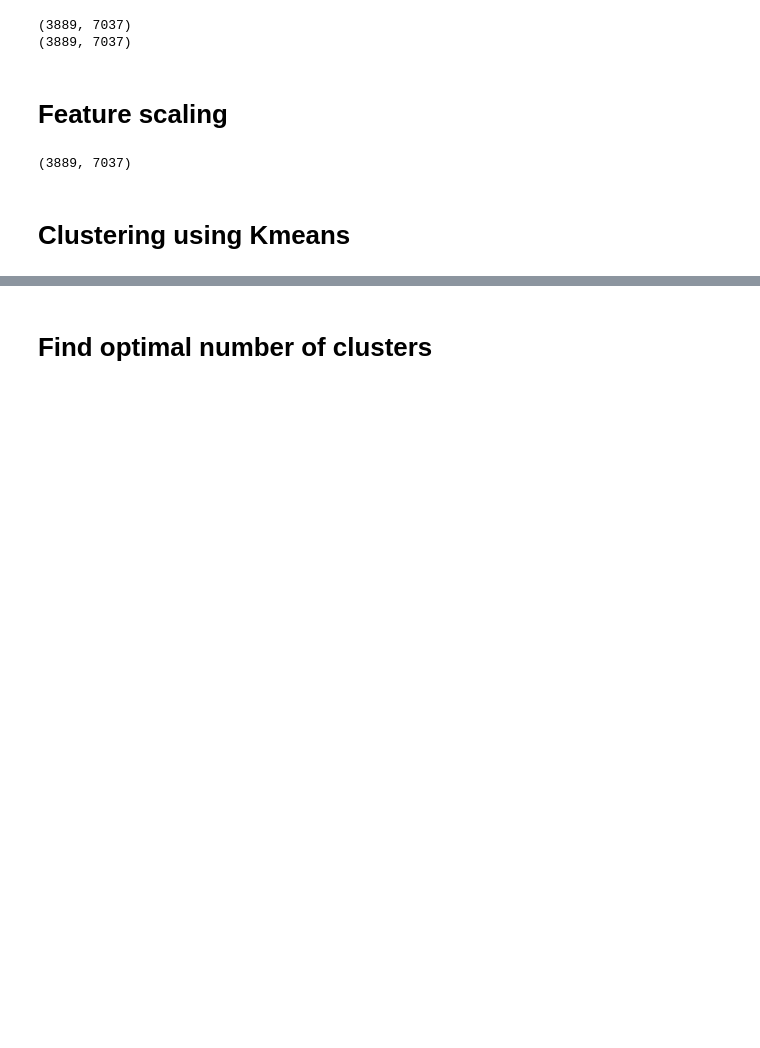
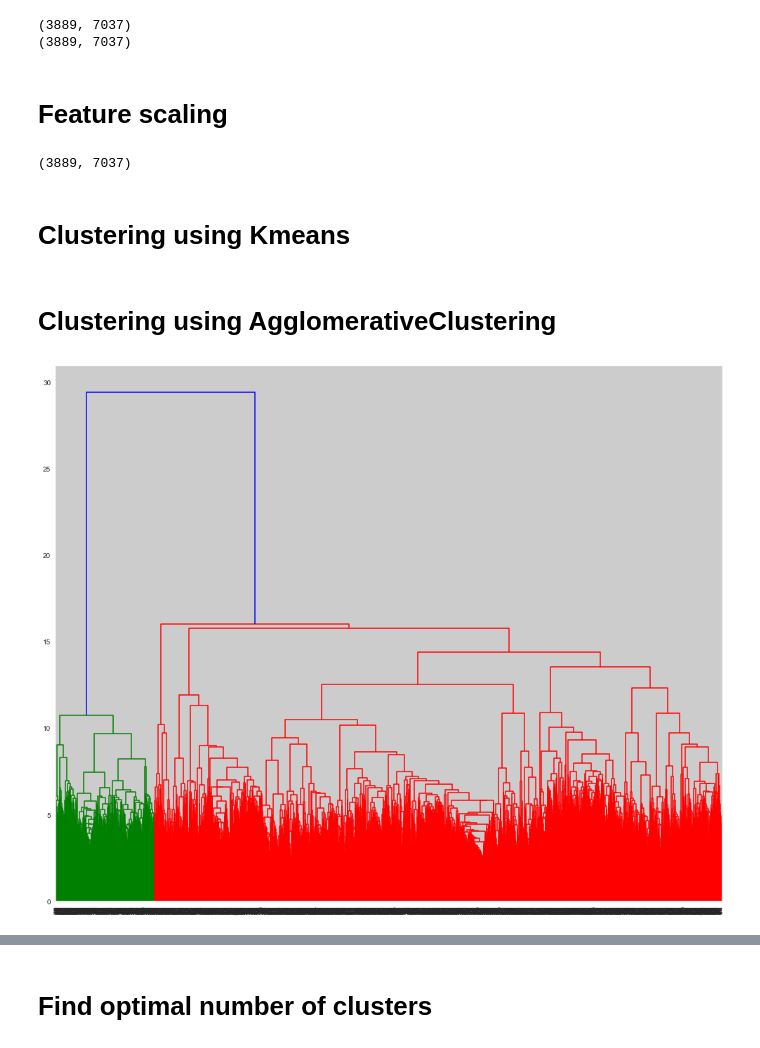
Before and after one commit to PejicM/Legal-Case-Reports-Topic-Modeling, a Jupyter notebook: documents_clustering.ipynb, the cells around one changed output, grey strips where cells are left out. Cells and saved outputs as stored; diff of their text form; code cells hidden in the pictures; blank space fills up the shorter version.

```diff
--- a/documents_clustering.ipynb
+++ b/documents_clustering.ipynb
@@ -76,3 +77,19 @@ scaled_data.shape
 kmeans = KMeans(n_clusters=29)
 labels = kmeans.fit_predict(scaled_data)
 centroids = kmeans.cluster_centers_
+# %% [markdown]
+# Clustering using AgglomerativeClustering
+# %%
+def create_hierarchy_dendogram(dataframe):
+    plt.figure(figsize=(17, 14))
+    sch.dendrogram(sch.linkage(dataframe, method='ward'))
+
+
+def agglomerative_clustering(n_clusters, dataframe):
+    hc = AgglomerativeClustering(n_clusters=n_clusters, affinity='euclidean', linkage='ward')
+    labels = hc.fit_predict(dataframe)
+    return labels
+# %%
+create_hierarchy_dendogram(scaled_data)
+# %% [output]
+[figure, added]
```
Also changed, not shown: parts of 28 cells of this notebook, 1 other file.
